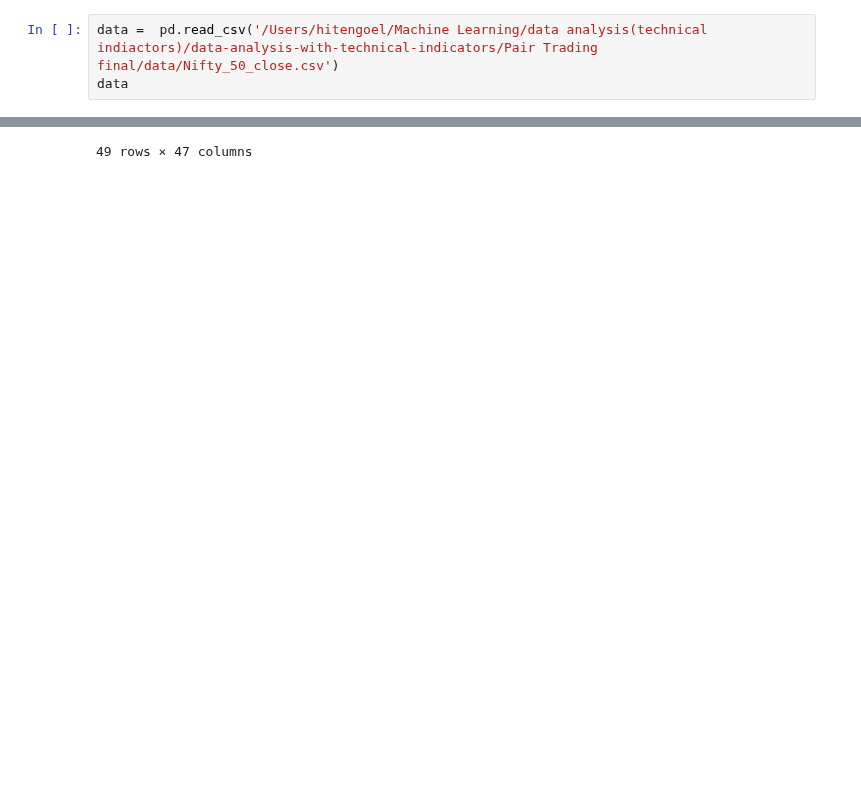
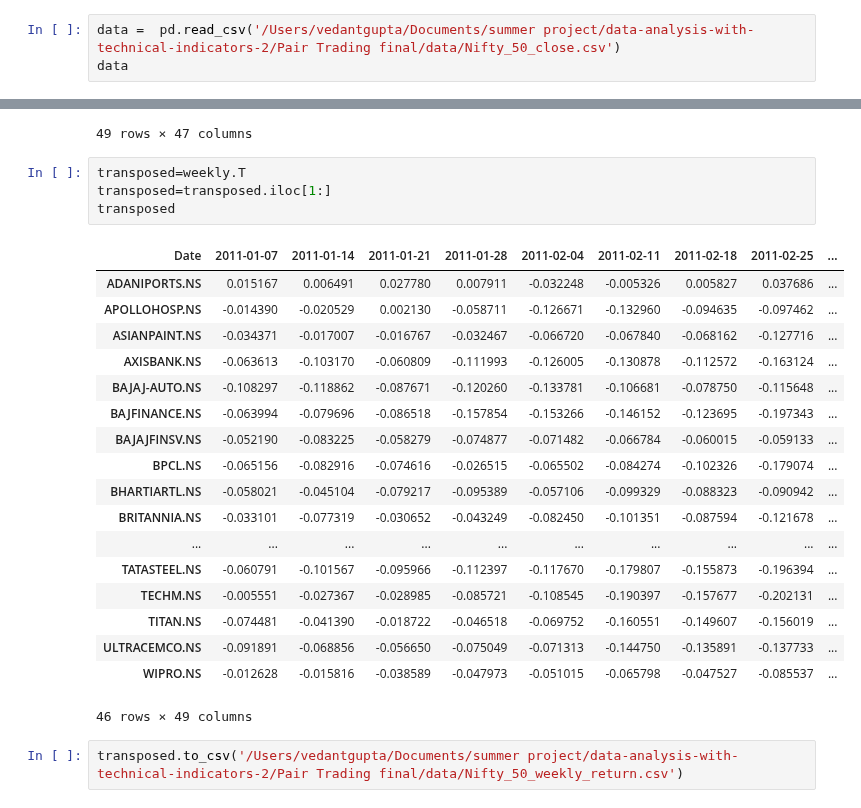
Before and after one commit to vedant2423/data-analysis-with-technical-indicators, a Jupyter notebook: Pair Trading final/notebooks/clustering.ipynb, the cells around one changed output, grey strips where cells are left out. Drawn from its saved outputs; the diff is of its cells as text; blank space fills up the shorter version.

Commit message:
nifty files

```diff
--- a/Pair Trading final/notebooks/clustering.ipynb
+++ b/Pair Trading final/notebooks/clustering.ipynb
@@ -2,7 +2,7 @@
 import pandas as pd
 import numpy as np
 # %%
-data =  pd.read_csv('/Users/hitengoel/Machine Learning/data analysis(technical indiactors)/data-analysis-with-technical-indicators/Pair Trading final/data/Nifty_50_close.csv')
+data =  pd.read_csv('/Users/vedantgupta/Documents/summer project/data-analysis-with-technical-indicators-2/Pair Trading final/data/Nifty_50_close.csv')
 data
 # %% [output]
 |  | Date | ADANIENT.NS | ADANIPORTS.NS | APOLLOHOSP.NS | ASIANPAINT.NS | AXISBANK.NS | BAJAJ-AUTO.NS | ... |
@@ -165,3 +165,28 @@ See the caveats in the documentation: https://pandas.pydata.org/pandas-docs/stab
 | 2011-12-02 | -0.360294 | -0.071652 | 0.312123 | -0.043906 | -0.243485 | 0.313720 | -0.041736 | ... |
 | 2011-12-09 | -0.395839 | -0.084950 | 0.233533 | -0.051879 | -0.272986 | 0.290580 | -0.026091 | ... |
 49 rows × 47 columns
+# %%
+transposed=weekly.T
+transposed=transposed.iloc[1:]
+transposed
+# %% [output]
+| Date | 2011-01-07 | 2011-01-14 | 2011-01-21 | 2011-01-28 | 2011-02-04 | 2011-02-11 | 2011-02-18 | 2011-02-25 | ... |
+| ADANIPORTS.NS | 0.015167 | 0.006491 | 0.027780 | 0.007911 | -0.032248 | -0.005326 | 0.005827 | 0.037686 | ... |
+| APOLLOHOSP.NS | -0.014390 | -0.020529 | 0.002130 | -0.058711 | -0.126671 | -0.132960 | -0.094635 | -0.097462 | ... |
+| ASIANPAINT.NS | -0.034371 | -0.017007 | -0.016767 | -0.032467 | -0.066720 | -0.067840 | -0.068162 | -0.127716 | ... |
+| AXISBANK.NS | -0.063613 | -0.103170 | -0.060809 | -0.111993 | -0.126005 | -0.130878 | -0.112572 | -0.163124 | ... |
+| BAJAJ-AUTO.NS | -0.108297 | -0.118862 | -0.087671 | -0.120260 | -0.133781 | -0.106681 | -0.078750 | -0.115648 | ... |
+| BAJFINANCE.NS | -0.063994 | -0.079696 | -0.086518 | -0.157854 | -0.153266 | -0.146152 | -0.123695 | -0.197343 | ... |
+| BAJAJFINSV.NS | -0.052190 | -0.083225 | -0.058279 | -0.074877 | -0.071482 | -0.066784 | -0.060015 | -0.059133 | ... |
+| BPCL.NS | -0.065156 | -0.082916 | -0.074616 | -0.026515 | -0.065502 | -0.084274 | -0.102326 | -0.179074 | ... |
+| BHARTIARTL.NS | -0.058021 | -0.045104 | -0.079217 | -0.095389 | -0.057106 | -0.099329 | -0.088323 | -0.090942 | ... |
+| BRITANNIA.NS | -0.033101 | -0.077319 | -0.030652 | -0.043249 | -0.082450 | -0.101351 | -0.087594 | -0.121678 | ... |
+| ... | ... | ... | ... | ... | ... | ... | ... | ... | ... |
+| TATASTEEL.NS | -0.060791 | -0.101567 | -0.095966 | -0.112397 | -0.117670 | -0.179807 | -0.155873 | -0.196394 | ... |
+| TECHM.NS | -0.005551 | -0.027367 | -0.028985 | -0.085721 | -0.108545 | -0.190397 | -0.157677 | -0.202131 | ... |
+| TITAN.NS | -0.074481 | -0.041390 | -0.018722 | -0.046518 | -0.069752 | -0.160551 | -0.149607 | -0.156019 | ... |
+| ULTRACEMCO.NS | -0.091891 | -0.068856 | -0.056650 | -0.075049 | -0.071313 | -0.144750 | -0.135891 | -0.137733 | ... |
+| WIPRO.NS | -0.012628 | -0.015816 | -0.038589 | -0.047973 | -0.051015 | -0.065798 | -0.047527 | -0.085537 | ... |
+46 rows × 49 columns
+# %%
+transposed.to_csv('/Users/vedantgupta/Documents/summer project/data-analysis-with-technical-indicators-2/Pair Trading final/data/Nifty_50_weekly_return.csv')
```
Also changed, not shown: 54 other files.
